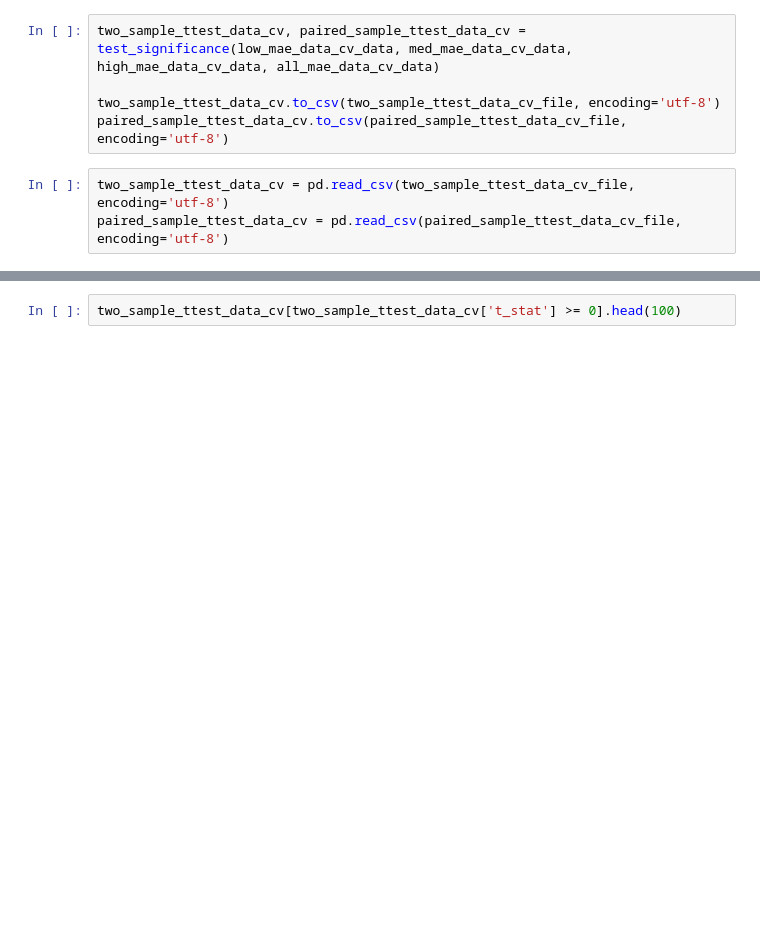
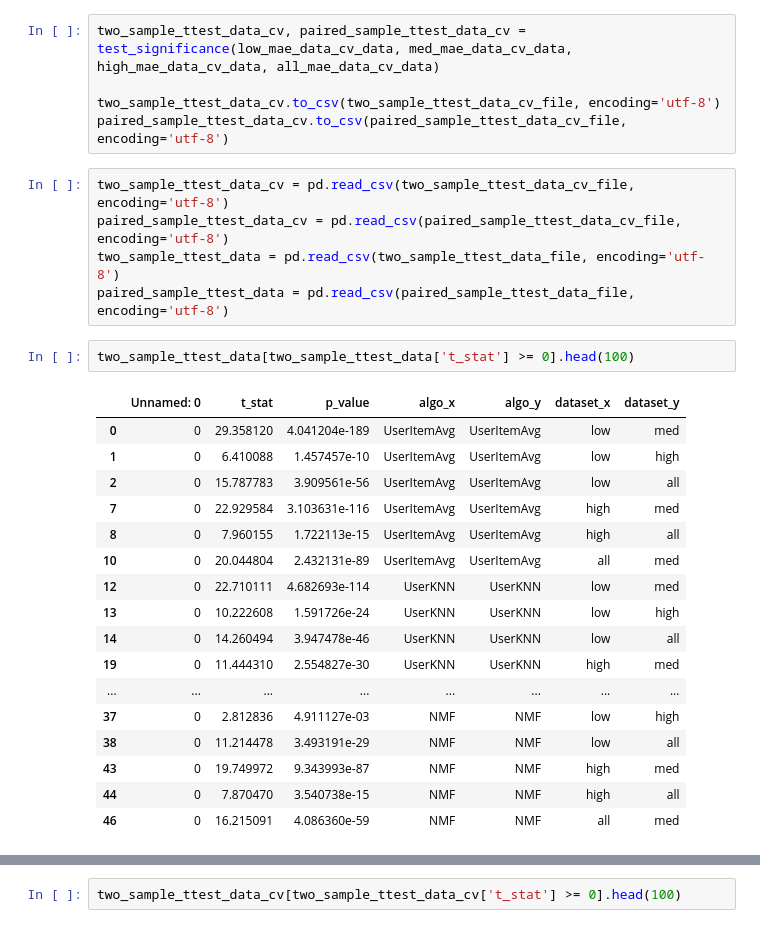
Before and after one commit to CaRniFeXeR/TUW_ExpDesignWS2021, a Jupyter notebook: significance_testing.ipynb, the cells around one changed output, grey strips where cells are left out. Saved outputs shown, nothing was run; the diff lists cells and outputs as text; blank space fills up the shorter version.

```diff
--- a/significance_testing.ipynb
+++ b/significance_testing.ipynb
@@ -467,3 +468,25 @@ paired_sample_ttest_data_cv.to_csv(paired_sample_ttest_data_cv_file, encoding='u
 # %%
 two_sample_ttest_data_cv = pd.read_csv(two_sample_ttest_data_cv_file, encoding='utf-8')
 paired_sample_ttest_data_cv = pd.read_csv(paired_sample_ttest_data_cv_file, encoding='utf-8')
+two_sample_ttest_data = pd.read_csv(two_sample_ttest_data_file, encoding='utf-8')
+paired_sample_ttest_data = pd.read_csv(paired_sample_ttest_data_file, encoding='utf-8')
+# %%
+two_sample_ttest_data[two_sample_ttest_data['t_stat'] >= 0].head(100)
+# %% [output]
+|  | Unnamed: 0 | t_stat | p_value | algo_x | algo_y | dataset_x | dataset_y |
+| 0 | 0 | 29.358120 | 4.041204e-189 | UserItemAvg | UserItemAvg | low | med |
+| 1 | 0 | 6.410088 | 1.457457e-10 | UserItemAvg | UserItemAvg | low | high |
+| 2 | 0 | 15.787783 | 3.909561e-56 | UserItemAvg | UserItemAvg | low | all |
+| 7 | 0 | 22.929584 | 3.103631e-116 | UserItemAvg | UserItemAvg | high | med |
+| 8 | 0 | 7.960155 | 1.722113e-15 | UserItemAvg | UserItemAvg | high | all |
+| 10 | 0 | 20.044804 | 2.432131e-89 | UserItemAvg | UserItemAvg | all | med |
+| 12 | 0 | 22.710111 | 4.682693e-114 | UserKNN | UserKNN | low | med |
+| 13 | 0 | 10.222608 | 1.591726e-24 | UserKNN | UserKNN | low | high |
+| 14 | 0 | 14.260494 | 3.947478e-46 | UserKNN | UserKNN | low | all |
+| 19 | 0 | 11.444310 | 2.554827e-30 | UserKNN | UserKNN | high | med |
+| ... | ... | ... | ... | ... | ... | ... | ... |
+| 37 | 0 | 2.812836 | 4.911127e-03 | NMF | NMF | low | high |
+| 38 | 0 | 11.214478 | 3.493191e-29 | NMF | NMF | low | all |
+| 43 | 0 | 19.749972 | 9.343993e-87 | NMF | NMF | high | med |
+| 44 | 0 | 7.870470 | 3.540738e-15 | NMF | NMF | high | all |
+| 46 | 0 | 16.215091 | 4.086360e-59 | NMF | NMF | all | med |
```
Also changed, not shown: parts of 29 cells of this notebook, 2 other files.
